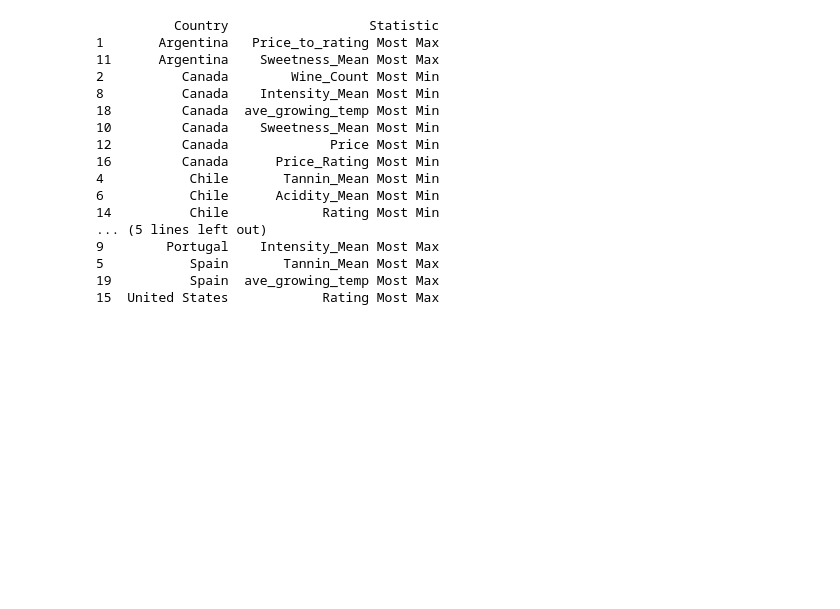
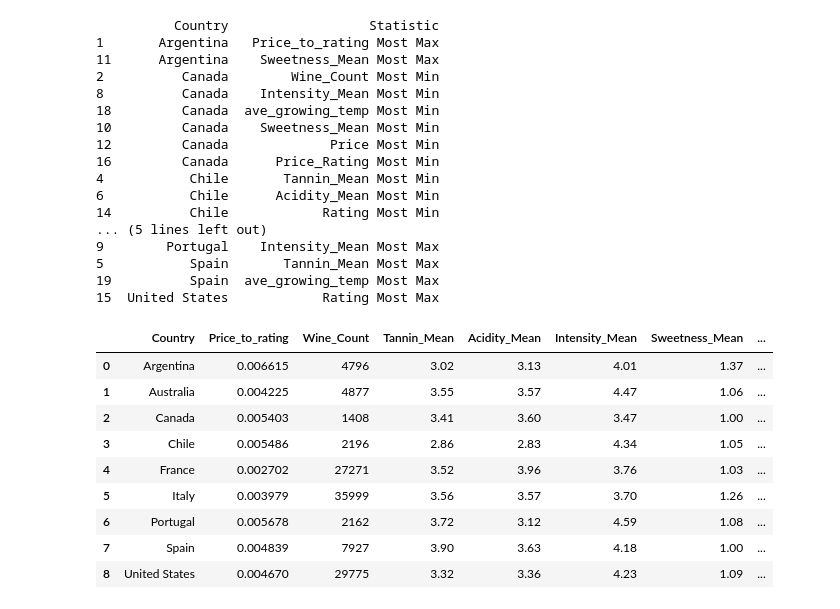
Before and after one commit to willhall2001/BreakinBadCode, a Jupyter notebook: 09_Plotly.ipynb, the cells around one changed output. Saved outputs shown, nothing was run; the diff lists cells and outputs as text; code cells hidden in the pictures; blank space fills up the shorter version.

Commit message:
edit country stats

```diff
--- a/09_Plotly.ipynb
+++ b/09_Plotly.ipynb
@@ -408,4 +408,18 @@ print(result_df)
 5           Spain       Tannin_Mean Most Max
 19          Spain  ave_growing_temp Most Max
 15  United States            Rating Most Max
+# %%
+merged_df = merged_df.reset_index(drop = True)
+merged_df
+# %% [output]
+|  | Country | Price_to_rating | Wine_Count | Tannin_Mean | Acidity_Mean | Intensity_Mean | Sweetness_Mean | ... |
+| 0 | Argentina | 0.006615 | 4796 | 3.02 | 3.13 | 4.01 | 1.37 | ... |
+| 1 | Australia | 0.004225 | 4877 | 3.55 | 3.57 | 4.47 | 1.06 | ... |
+| 2 | Canada | 0.005403 | 1408 | 3.41 | 3.60 | 3.47 | 1.00 | ... |
+| 3 | Chile | 0.005486 | 2196 | 2.86 | 2.83 | 4.34 | 1.05 | ... |
+| 4 | France | 0.002702 | 27271 | 3.52 | 3.96 | 3.76 | 1.03 | ... |
+| 5 | Italy | 0.003979 | 35999 | 3.56 | 3.57 | 3.70 | 1.26 | ... |
+| 6 | Portugal | 0.005678 | 2162 | 3.72 | 3.12 | 4.59 | 1.08 | ... |
+| 7 | Spain | 0.004839 | 7927 | 3.90 | 3.63 | 4.18 | 1.00 | ... |
+| 8 | United States | 0.004670 | 29775 | 3.32 | 3.36 | 4.23 | 1.09 | ... |
 # %%
```
Also changed, not shown: parts of 2 cells of this notebook.
